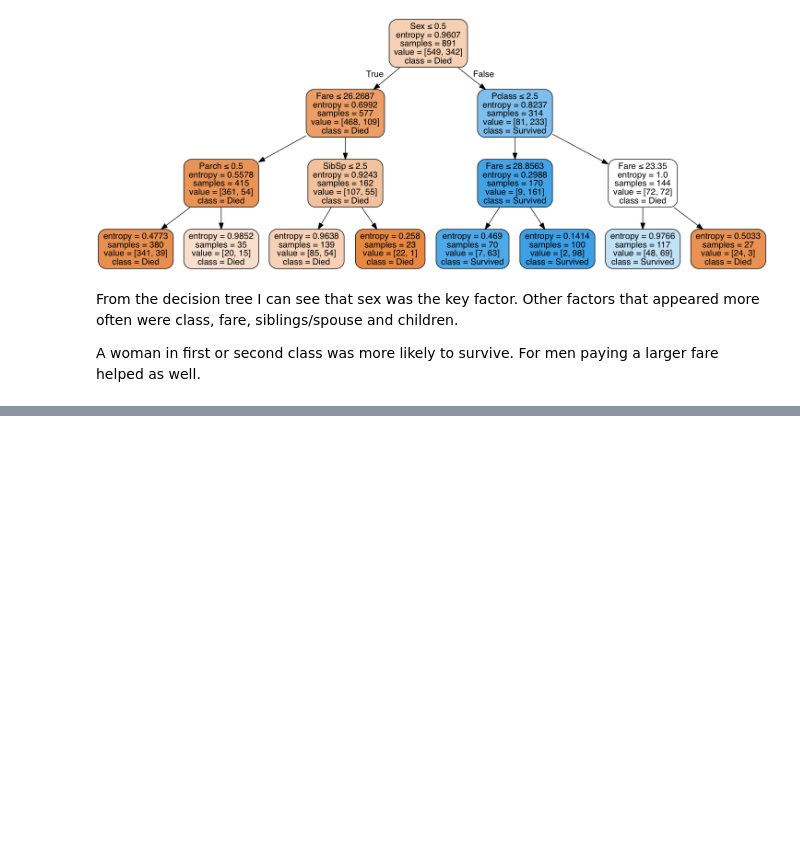
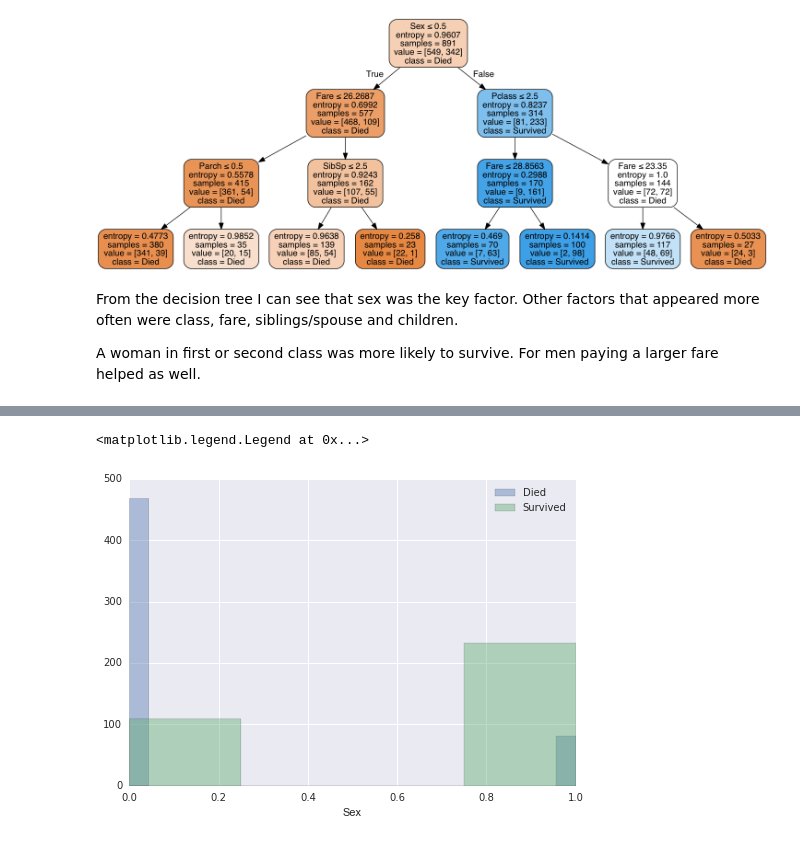
Before and after one commit to sbarton272/udacity-courses, a Jupyter notebook: intro-to-data-analysis/final_project/titanic.ipynb, the cells around one changed output, grey strips where cells are left out. Saved outputs shown, nothing was run; the diff lists cells and outputs as text; code cells hidden in the pictures; blank space fills up the shorter version.

```diff
--- a/intro-to-data-analysis/final_project/titanic.ipynb
+++ b/intro-to-data-analysis/final_project/titanic.ipynb
@@ -168,0 +190,7 @@ A woman in first or second class was more likely to survive. For men paying a la
+# %%
+sns.distplot(top_factors_df.Sex[top_factors_df.Survived == 0], label='Died', kde=False)
+sns.distplot(top_factors_df.Sex[top_factors_df.Survived == 1], label='Survived', kde=False)
+plt.legend()
+# %% [output]
+<matplotlib.legend.Legend at 0x...>
+[figure, added]
```
Also changed, not shown: parts of 5 cells of this notebook.
